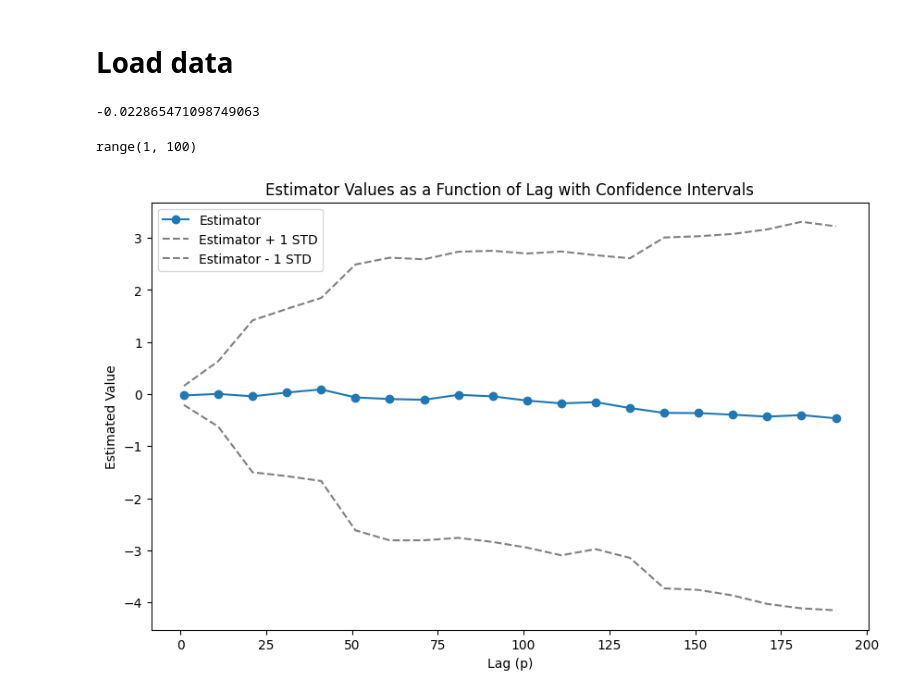
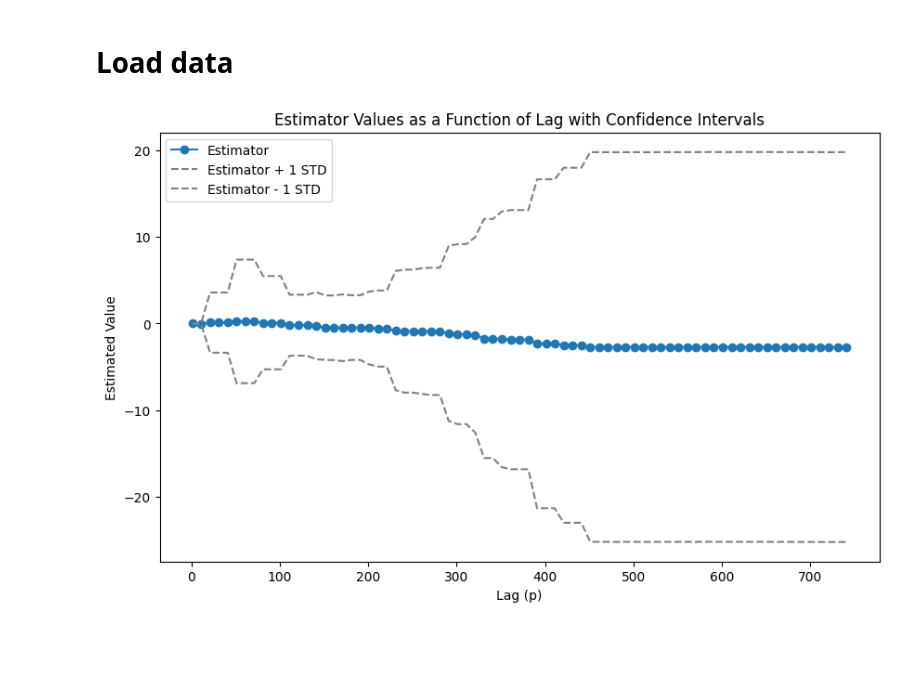
Before and after one commit to mehdizhioua/causal_effects_macro, a Jupyter notebook: experiments.ipynb, the cells around one changed output. Drawn from its saved outputs; the diff is of its cells as text; code cells hidden in the pictures; blank space fills up the shorter version.

```diff
--- a/experiments.ipynb
+++ b/experiments.ipynb
@@ -21,15 +21,8 @@ with open("data.pkl" , "rb") as f:
     data = pickle.load(f)
     data.sort_index(inplace=True)
 # %%
-estimator= e.Estimator(W=fed, Y=data,treatment="Numeric Change", outcome="CPICYOY Index")
-estimator.compute_estimator( p=10, h=5, w=50, w_prime=0, min_obs=20)
+estimator= e.Estimator(W=fed, Y=data,treatment="Numeric Change", outcome="PCE CYOY Index")
+estimator.compute_estimator( p=10, h=5, w=25, w_prime=-25, min_obs=10)
+estimator.plot_effect( h=15, w=75, w_prime=0, p_range=[k for k in range(1,750,10)], min_obs=10)
 # %% [output]
--0.022865471098749063
+[figure, added]
-# %%
-range(1,100,1)
-# %% [output]
-range(1, 100)
-# %%
-estimator.plot_effect( h=5, w=25, w_prime=0, p_range=[k for k in range(1,200,10)], min_obs=30)
-# %% [output]
-[figure, removed]
```
Also changed, not shown: 1 other file.
